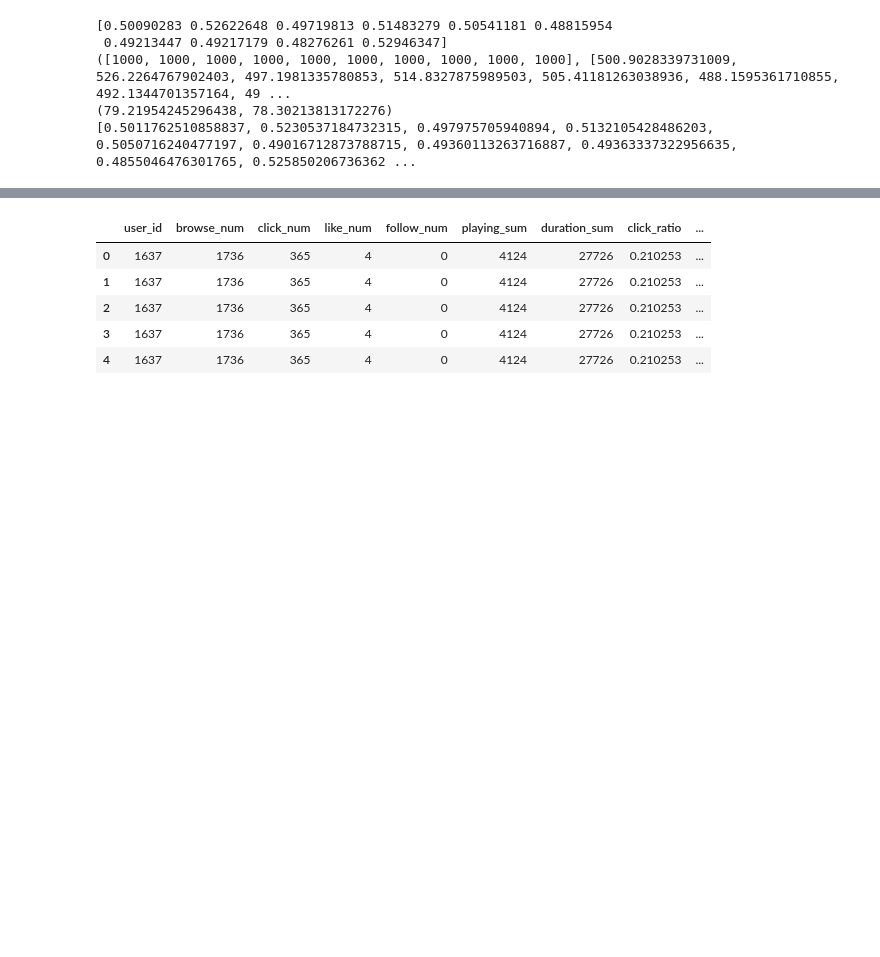
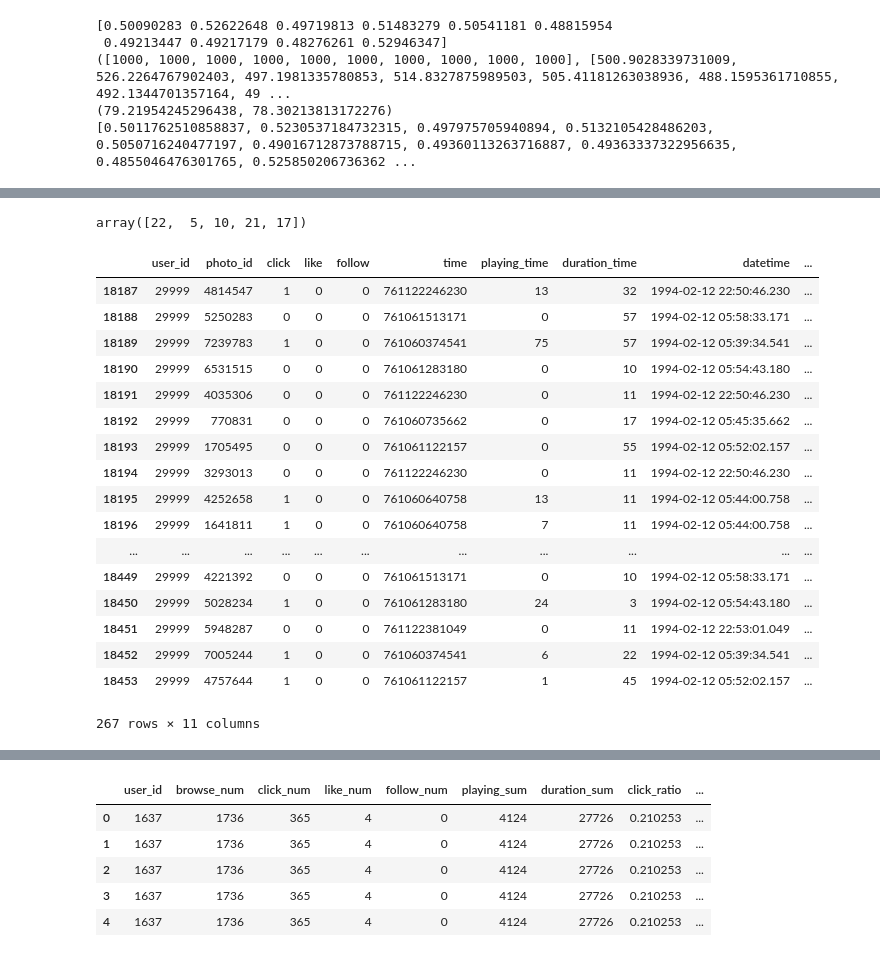
Before and after one commit to kitianFresh/kuaishou, a Jupyter notebook: features/eda2.ipynb, the cells around one changed output, grey strips where cells are left out. Cells and saved outputs as stored; diff of their text form; code cells hidden in the pictures; blank space fills up the shorter version.

```diff
--- a/features/eda2.ipynb
+++ b/features/eda2.ipynb
@@ -1057,3 +1057,7 @@ if __name__ == '__main__':
 ([1000, 1000, 1000, 1000, 1000, 1000, 1000, 1000, 1000, 1000], [500.9028339731009, 526.2264767902403, 497.1981335780853, 514.8327875989503, 505.41181263038936, 488.1595361710855, 492.1344701357164, 49 ...
 (79.21954245296438, 78.30213813172276)
 [0.5011762510858837, 0.5230537184732315, 0.497975705940894, 0.5132105428486203, 0.5050716240477197, 0.49016712873788715, 0.49360113263716887, 0.49363337322956635, 0.4855046476301765, 0.525850206736362 ...
+# %%
+user_item_train['datetime'] = pd.to_datetime(user_item_train['time']-8*3600*1000, utc=True, unit='ms')
+# %%
+user_item_train['time_cate'] = user_item_train['datetime'].apply(datetime_discretization)
@@ -1059,0 +1078,2 @@ if __name__ == '__main__':
+# %%
+user_item_train['hour_click_ratio'] = user_item_train.set_index(['user_id', 'time_cate']).groupby(level=['user_id', 'time_cate'])['click'].transform('mean').values
@@ -1059,0 +1089,25 @@ if __name__ == '__main__':
+# %%
+user_item_train[user_item_train['user_id'] == 29999]['time_cate'].unique()
+# %% [output]
+array([22,  5, 10, 21, 17])
+# %%
+user_item_train[user_item_train['user_id'] == 29999]
+# %% [output]
+|  | user_id | photo_id | click | like | follow | time | playing_time | duration_time | datetime | ... |
+| 18187 | 29999 | 4814547 | 1 | 0 | 0 | 761122246230 | 13 | 32 | 1994-02-12 22:50:46.230 | ... |
+| 18188 | 29999 | 5250283 | 0 | 0 | 0 | 761061513171 | 0 | 57 | 1994-02-12 05:58:33.171 | ... |
+| 18189 | 29999 | 7239783 | 1 | 0 | 0 | 761060374541 | 75 | 57 | 1994-02-12 05:39:34.541 | ... |
+| 18190 | 29999 | 6531515 | 0 | 0 | 0 | 761061283180 | 0 | 10 | 1994-02-12 05:54:43.180 | ... |
+| 18191 | 29999 | 4035306 | 0 | 0 | 0 | 761122246230 | 0 | 11 | 1994-02-12 22:50:46.230 | ... |
+| 18192 | 29999 | 770831 | 0 | 0 | 0 | 761060735662 | 0 | 17 | 1994-02-12 05:45:35.662 | ... |
+| 18193 | 29999 | 1705495 | 0 | 0 | 0 | 761061122157 | 0 | 55 | 1994-02-12 05:52:02.157 | ... |
+| 18194 | 29999 | 3293013 | 0 | 0 | 0 | 761122246230 | 0 | 11 | 1994-02-12 22:50:46.230 | ... |
+| 18195 | 29999 | 4252658 | 1 | 0 | 0 | 761060640758 | 13 | 11 | 1994-02-12 05:44:00.758 | ... |
+| 18196 | 29999 | 1641811 | 1 | 0 | 0 | 761060640758 | 7 | 11 | 1994-02-12 05:44:00.758 | ... |
+| ... | ... | ... | ... | ... | ... | ... | ... | ... | ... | ... |
+| 18449 | 29999 | 4221392 | 0 | 0 | 0 | 761061513171 | 0 | 10 | 1994-02-12 05:58:33.171 | ... |
+| 18450 | 29999 | 5028234 | 1 | 0 | 0 | 761061283180 | 24 | 3 | 1994-02-12 05:54:43.180 | ... |
+| 18451 | 29999 | 5948287 | 0 | 0 | 0 | 761122381049 | 0 | 11 | 1994-02-12 22:53:01.049 | ... |
+| 18452 | 29999 | 7005244 | 1 | 0 | 0 | 761060374541 | 6 | 22 | 1994-02-12 05:39:34.541 | ... |
+| 18453 | 29999 | 4757644 | 1 | 0 | 0 | 761061122157 | 1 | 45 | 1994-02-12 05:52:02.157 | ... |
+267 rows × 11 columns
```
Also changed, not shown: parts of 10 cells of this notebook, 3 other files.
